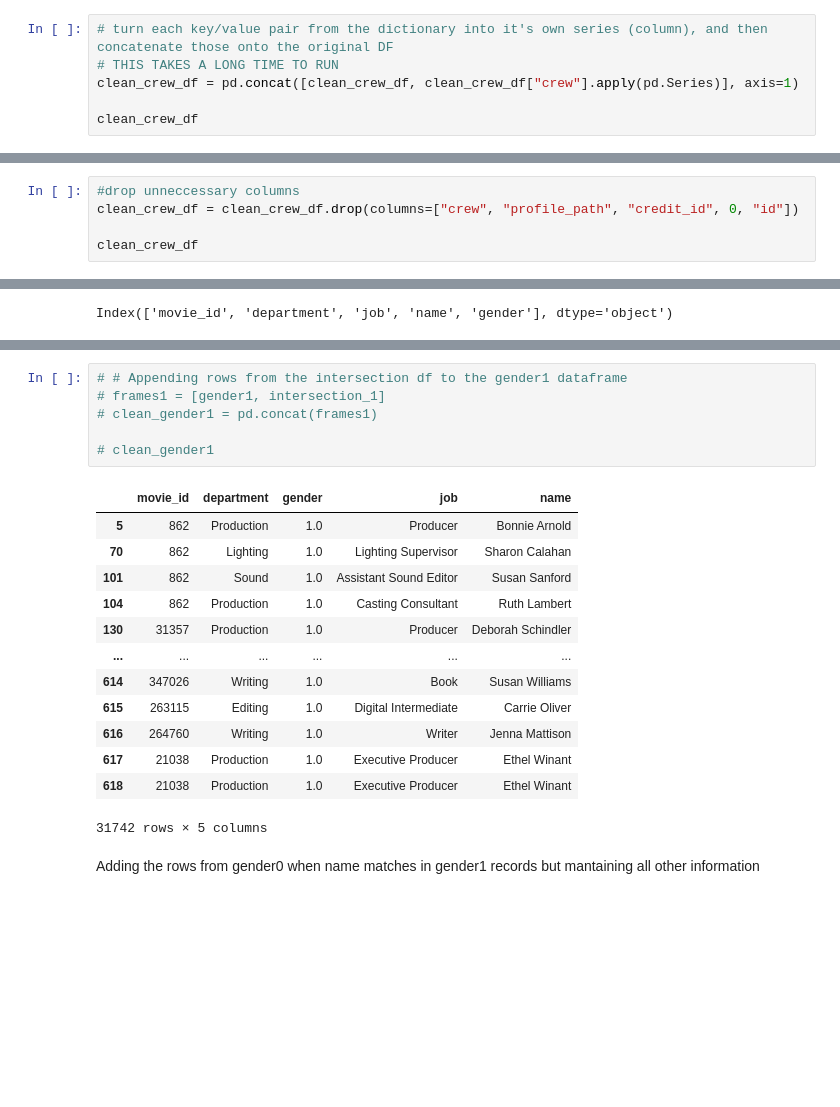
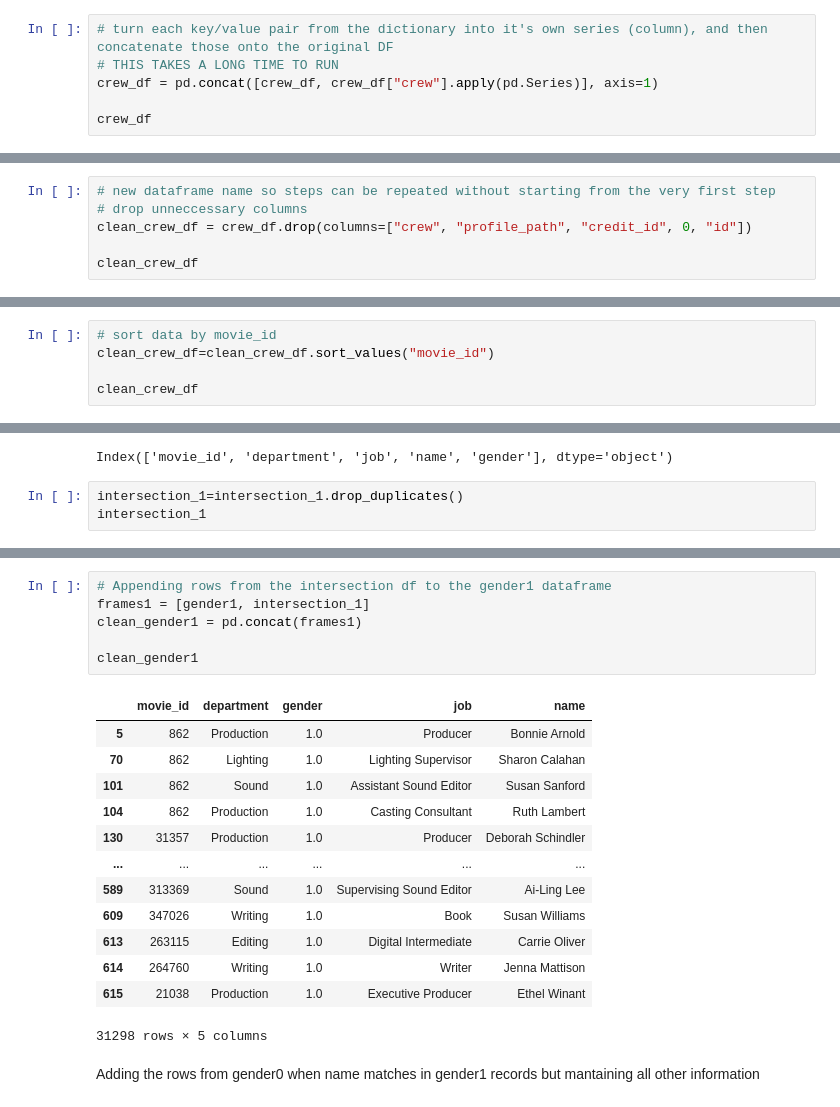
Before and after one commit to Kenner82/FRITFI-Female_vs_All_Since_1950, a Jupyter notebook: ETL_crew.ipynb, the cells around one changed output, grey strips where cells are left out. Cells and saved outputs as stored; diff of their text form; blank space fills up the shorter version.

```diff
--- a/ETL_crew.ipynb
+++ b/ETL_crew.ipynb
@@ -83,6 +83,6 @@ clean_crew_df
 # %%
 # turn each key/value pair from the dictionary into it's own series (column), and then concatenate those onto the original DF
 # THIS TAKES A LONG TIME TO RUN
-clean_crew_df = pd.concat([clean_crew_df, clean_crew_df["crew"].apply(pd.Series)], axis=1)
+crew_df = pd.concat([crew_df, crew_df["crew"].apply(pd.Series)], axis=1)
 
-clean_crew_df
+crew_df
@@ -103,6 +89,7 @@ clean_crew_df
 # %%
-#drop unneccessary columns
-clean_crew_df = clean_crew_df.drop(columns=["crew", "profile_path", "credit_id", 0, "id"])
+# new dataframe name so steps can be repeated without starting from the very first step
+# drop unneccessary columns
+clean_crew_df = crew_df.drop(columns=["crew", "profile_path", "credit_id", 0, "id"])
 
 clean_crew_df
 # %% [output]
@@ -123,0 +109,5 @@ clean_crew_df
+# %%
+# sort data by movie_id
+clean_crew_df=clean_crew_df.sort_values("movie_id")
+
+clean_crew_df
@@ -277,3 +433,6 @@ Index(['movie_id', 'department', 'gender', 'job', 'name'], dtype='object')
 intersection_1.columns
 # %% [output]
 Index(['movie_id', 'department', 'job', 'name', 'gender'], dtype='object')
+# %%
+intersection_1=intersection_1.drop_duplicates()
+intersection_1
@@ -300,23 +473,23 @@ intersection_1
 # %%
-# # Appending rows from the intersection df to the gender1 dataframe
-# frames1 = [gender1, intersection_1]
-# clean_gender1 = pd.concat(frames1)
+# Appending rows from the intersection df to the gender1 dataframe
+frames1 = [gender1, intersection_1]
+clean_gender1 = pd.concat(frames1)
 
-# clean_gender1
+clean_gender1
 # %% [output]
 |  | movie_id | department | gender | job | name |
 | 5 | 862 | Production | 1.0 | Producer | Bonnie Arnold |
 | 70 | 862 | Lighting | 1.0 | Lighting Supervisor | Sharon Calahan |
 | 101 | 862 | Sound | 1.0 | Assistant Sound Editor | Susan Sanford |
 | 104 | 862 | Production | 1.0 | Casting Consultant | Ruth Lambert |
 | 130 | 31357 | Production | 1.0 | Producer | Deborah Schindler |
 | ... | ... | ... | ... | ... | ... |
-| 614 | 347026 | Writing | 1.0 | Book | Susan Williams |
-| 615 | 263115 | Editing | 1.0 | Digital Intermediate | Carrie Oliver |
-| 616 | 264760 | Writing | 1.0 | Writer | Jenna Mattison |
-| 617 | 21038 | Production | 1.0 | Executive Producer | Ethel Winant |
-| 618 | 21038 | Production | 1.0 | Executive Producer | Ethel Winant |
+| 589 | 313369 | Sound | 1.0 | Supervising Sound Editor | Ai-Ling Lee |
+| 609 | 347026 | Writing | 1.0 | Book | Susan Williams |
+| 613 | 263115 | Editing | 1.0 | Digital Intermediate | Carrie Oliver |
+| 614 | 264760 | Writing | 1.0 | Writer | Jenna Mattison |
+| 615 | 21038 | Production | 1.0 | Executive Producer | Ethel Winant |
-31742 rows × 5 columns
+31298 rows × 5 columns
 # %% [markdown]
 Adding the rows from gender0 when name matches in gender1 records but mantaining all other information
 # %%
```
Also changed, not shown: parts of 77 cells of this notebook.
